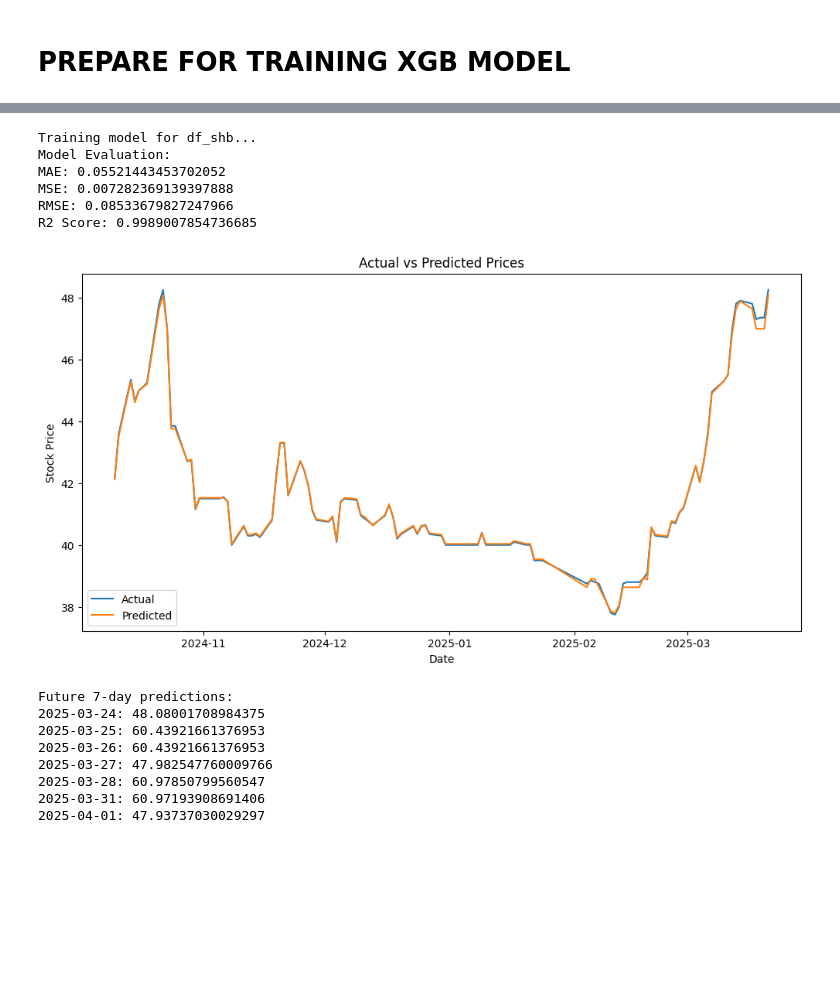
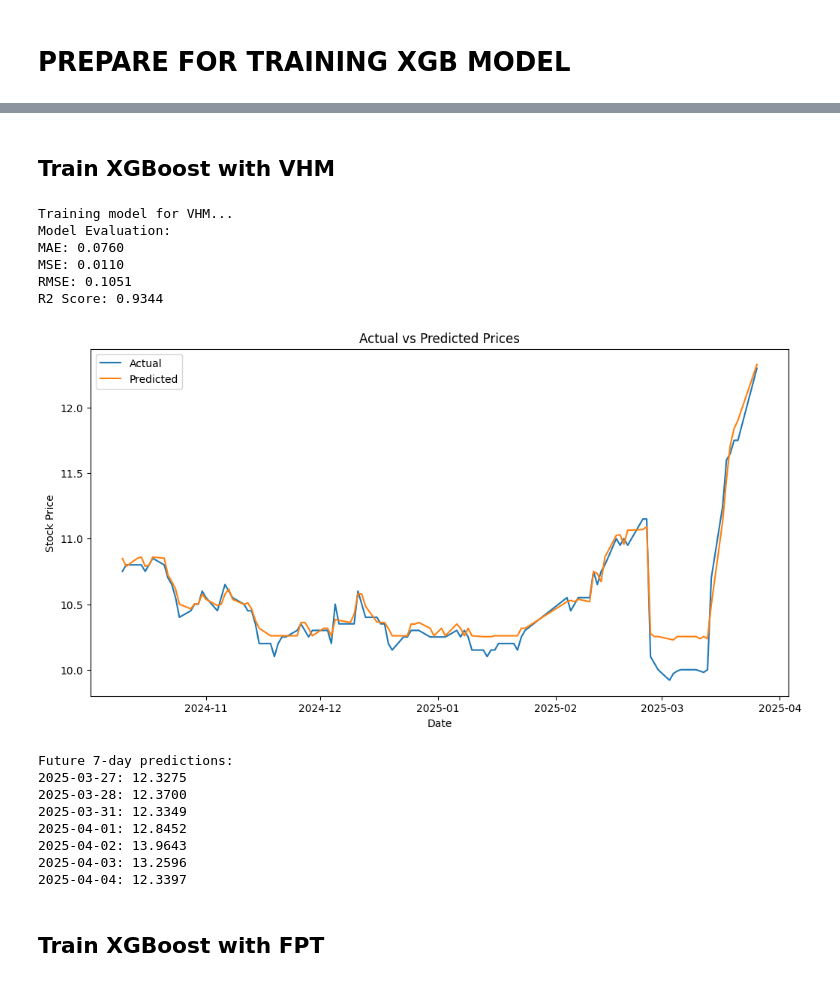
Before and after one commit to tienvtt/Stock-Analysis-and-Prediction-Applying-Machine-Learning, a Jupyter notebook: XGB.ipynb, the cells around one changed output, grey strips where cells are left out. Saved outputs shown, nothing was run; the diff lists cells and outputs as text; code cells hidden in the pictures; blank space fills up the shorter version.

```diff
--- a/XGB.ipynb
+++ b/XGB.ipynb
@@ -271,6 +263,16 @@ def train_xgboost(df, test_size=0.2, cv_folds=3, **hyperparams):
 # %%
-# Train df_shb first
-df_shb_hyperparams = {'n_estimators': 100, 'learning_rate': 0.05, 'max_depth': 5}
-print("Training model for df_shb...")
+df_shb_hyperparams = {
+    'n_estimators': 100,
+    'learning_rate': 0.05,
+    'max_depth': 5,
+    'subsample': 0.8,
+    'colsample_bytree': 0.8,
+    'gamma': 0.1,
+    'min_child_weight': 3,
+    'reg_alpha': 0.01,
+    'reg_lambda': 0.1
+}
+
+print("Training model for SHB...")
 train_xgboost(df_shb, **df_shb_hyperparams)
 # %% [output]
@@ -292,22 +294,36 @@ Future 7-day predictions:
+# %% [markdown]
+## **Train XGBoost with VHM**
 # %%
-# Train df_vhm first
-df_vhm_hyperparams = {'n_estimators': 100, 'learning_rate': 0.05, 'max_depth': 5}
-print("Training model for df_shb...")
-train_xgboost(df_vhm, **df_vhm_hyperparams)
+df_vhm_hyperparams = {
+    'n_estimators': 100,
+    'learning_rate': 0.05,
+    'max_depth': 5,
+    'subsample': 0.8,
+    'colsample_bytree': 0.8,
+    'gamma': 0.1,
+    'min_child_weight': 3,
+    'reg_alpha': 0.01,
+    'reg_lambda': 0.1
+}
+
+print("Training model for VHM...")
+train_xgboost(df_shb, **df_vhm_hyperparams)
 # %% [output]
-Training model for df_shb...
+Training model for VHM...
 Model Evaluation:
-MAE: 0.05521443453702052
-MSE: 0.007282369139397888
-RMSE: 0.08533679827247966
-R2 Score: 0.9989007854736685
+MAE: 0.0760
+MSE: 0.0110
+RMSE: 0.1051
+R2 Score: 0.9344
-[figure, old version]
+[figure, new version]
 Future 7-day predictions:
-2025-03-24: 48.08001708984375
-2025-03-25: 60.43921661376953
-2025-03-26: 60.43921661376953
-2025-03-27: 47.982547760009766
-2025-03-28: 60.97850799560547
-2025-03-31: 60.97193908691406
-2025-04-01: 47.93737030029297
+2025-03-27: 12.3275
+2025-03-28: 12.3700
+2025-03-31: 12.3349
+2025-04-01: 12.8452
+2025-04-02: 13.9643
+2025-04-03: 13.2596
+2025-04-04: 12.3397
+# %% [markdown]
+## **Train XGBoost with FPT**
 # %%
```
Also changed, not shown: parts of 12 cells of this notebook.
